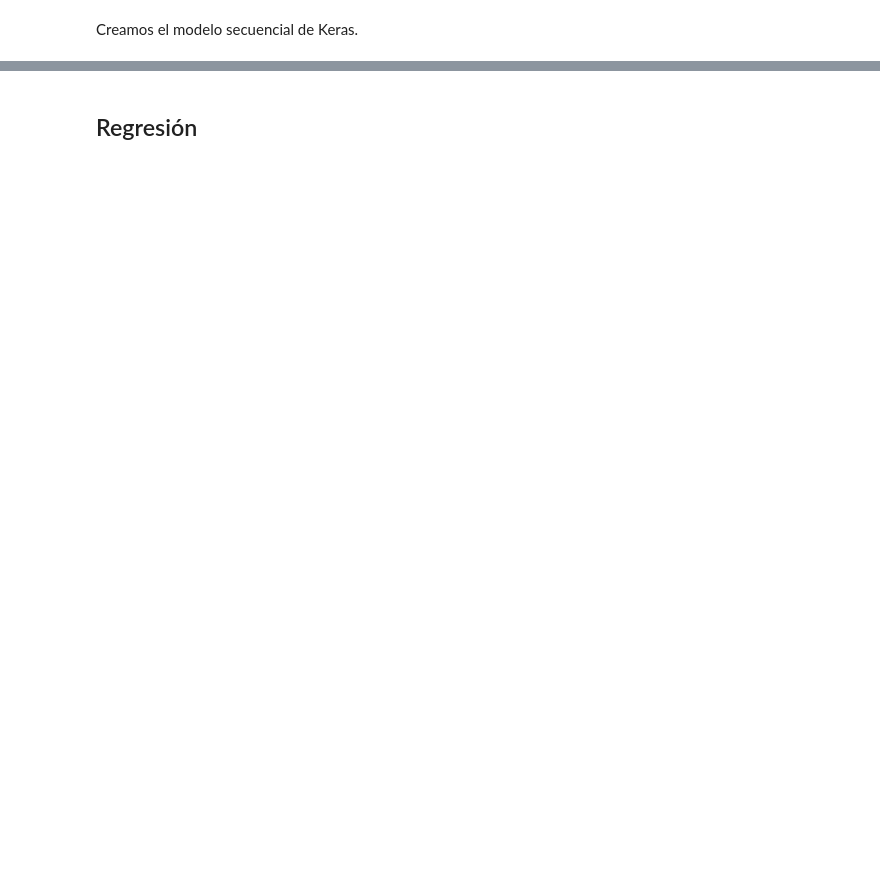
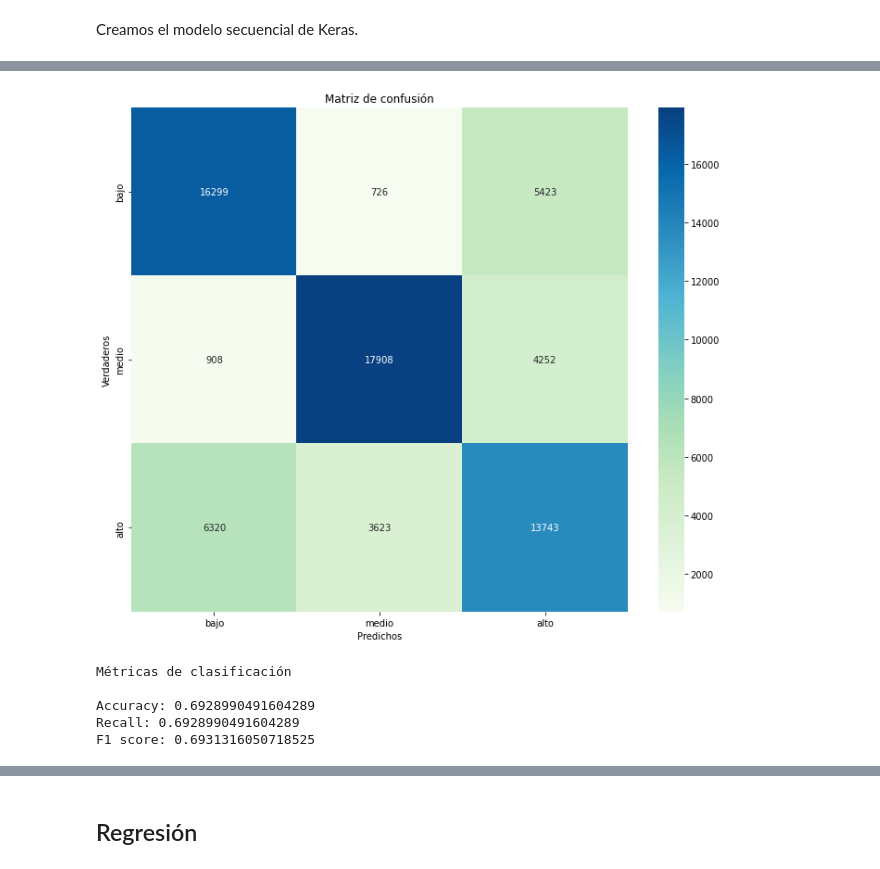
Before and after one commit to ManuSanchez02/7506R-2c2022-GRUPO09, a Jupyter notebook: tp2/7506R_TP2_GRUPO09_ENTREGA_N2_(redes_neuronales).ipynb, the cells around one changed output, grey strips where cells are left out. Cells and saved outputs as stored; diff of their text form; code cells hidden in the pictures; blank space fills up the shorter version.

```diff
--- a/tp2/7506R_TP2_GRUPO09_ENTREGA_N2_(redes_neuronales).ipynb
+++ b/tp2/7506R_TP2_GRUPO09_ENTREGA_N2_(redes_neuronales).ipynb
@@ -182,7 +185,7 @@ def build_model(hp):
 tuner = kt.RandomSearch(
     build_model,
     objective='loss',
-    max_trials=2,
-    project_name="TP2",
+    max_trials=10,
+    project_name="Clasificacion",
     overwrite=True)
 # %%
@@ -216,0 +203,3 @@ Score: 0.846648633480072
+# %%
+best_hps = tuner.get_best_hyperparameters()[0]
+best_hps.values
@@ -216,0 +208,3 @@ Score: 0.846648633480072
+# %%
+best_model = build_model(best_hps)
+best_model.fit(x=x_train_clasificacion, y=y_train_clasificacion, epochs=500)
@@ -217,9 +232,5 @@ Score: 0.846648633480072
 # %%
-def clasificar_propiedad(entrada):
-  prediccion = best_model.predict(entrada)
+def clasificar_propiedad(model, entrada):
+  prediccion = model.predict(entrada)
   arg_max = np.argmax(prediccion, axis=1)
   return arg_max
-
-y_pred = clasificar_propiedad(x_test_clasificacion)
-plot_confusion_matrix(y_test_clasificacion, y_pred, outputs.keys())
-print_clasification_metrics(y_test_clasificacion, y_pred)
@@ -233,0 +237,5 @@ F1 score: 0.6039752400411846
+# %%
+y_pred = clasificar_propiedad(best_model, x_train_clasificacion)
+graficar_matriz_de_confusion(y_train_clasificacion, y_pred, outputs.keys())
+imprimir_metricas_de_clasificacion(y_train_clasificacion, y_pred)
+# %% [output]
@@ -233,0 +243,6 @@ F1 score: 0.6039752400411846
+[figure, added]
+Métricas de clasificación
+
+Accuracy: 0.6928990491604289
+Recall: 0.6928990491604289
+F1 score: 0.6931316050718525
```
Also changed, not shown: parts of 35 cells of this notebook.
